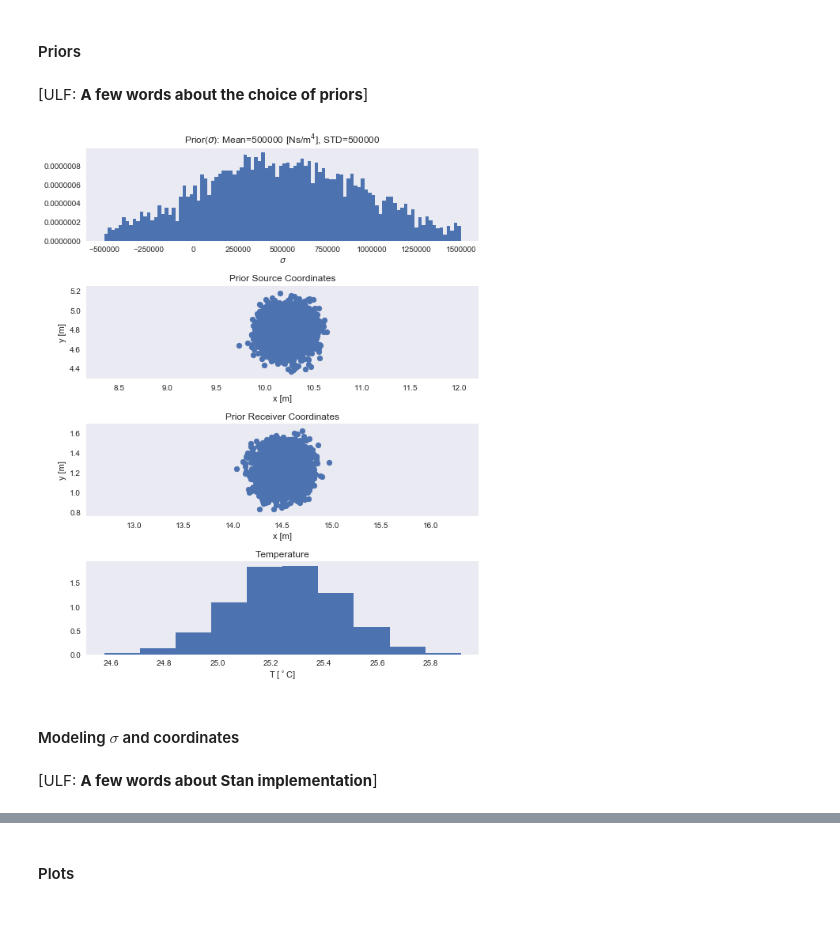
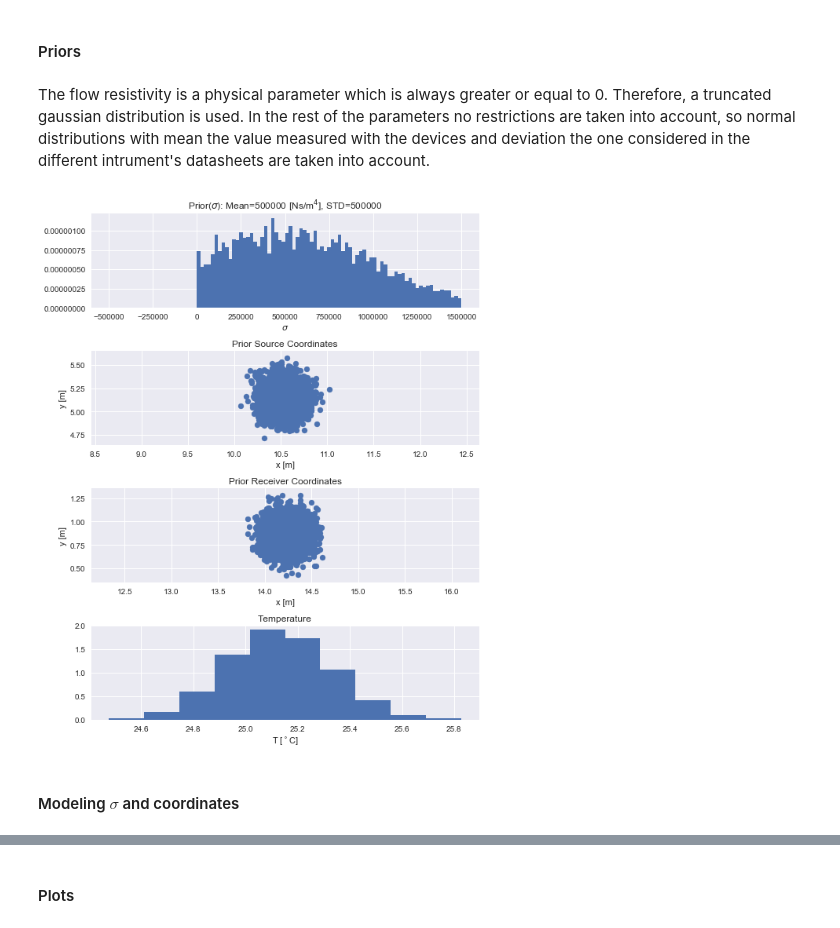
Before and after one commit to ulfaslak/bayesian_data_analysis_2017_project, a Jupyter notebook: acoustic/Plane_Wave_ulf.ipynb, the cells around one changed output, grey strips where cells are left out. Saved outputs shown, nothing was run; the diff lists cells and outputs as text; code cells hidden in the pictures.

```diff
--- a/acoustic/Plane_Wave_ulf.ipynb
+++ b/acoustic/Plane_Wave_ulf.ipynb
@@ -234,57 +230,53 @@ plt.show()
 ### Bayesian model
 # %% [markdown]
 #### Priors
-# %% [markdown]
-[ULF: **A few words about the choice of priors**]
+# %% [markdown]
+The flow resistivity is a physical parameter which is always greater or equal to 0. Therefore, a truncated gaussian distribution is used. In the rest of the parameters no restrictions are taken into account, so normal distributions with mean the value measured with the devices and deviation the one considered in the different intrument's datasheets are taken into account.
 # %%
 plt.figure(figsize=(8, 10))
 
 # Sigma prior
 plt.subplot(4, 1, 1)
 plt.title(r'Prior($\sigma$): Mean=' + str(sigma_mean) + ' [Ns/m$^4$], STD=' + str(sigma_dev))
+Ss = np.random.normal(sigma_mean, sigma_dev, 4000)
+Ss = Ss[Ss>0]
 plt.hist(
-    np.random.normal(sigma_mean, sigma_dev, 4000),
+    Ss,
     bins=np.linspace(sigma_mean - 2 * sigma_dev, sigma_mean + 2 * sigma_dev, 101),
     normed=True
 )
-plt.grid()
 plt.xlabel(r'$\sigma$')
 
 # Source coordinates prior
 plt.subplot(4, 1, 2)
 plt.title(r'Prior Source Coordinates')
 cov = [[r_dev, 0], [0, r_dev]]
 x = np.random.multivariate_normal(sm, cov, 4000)
 plt.scatter(x[:, 0], x[:, 1])
 plt.axis('equal')
 plt.xlabel(r'x [m]')
 plt.ylabel(r'y [m]')
-plt.grid()
 
 # Receiver coordinates prior
 plt.subplot(4, 1, 3)
 plt.title(r'Prior Receiver Coordinates')
 x = np.random.multivariate_normal(rm, cov, 4000)
 plt.scatter(x[:, 0], x[:, 1])
 plt.axis('equal')
 plt.xlabel(r'x [m]')
 plt.ylabel(r'y [m]')
-plt.grid()
 
 # Temperature prior
 plt.subplot(4, 1, 4)
 plt.title('Temperature')
 hT = np.random.normal(Tm, T_dev, 4000)
 plt.hist(hT, normed=True)
-plt.grid()
 plt.xlabel(r'T [$^\circ$C]')
 
 
 plt.tight_layout()
 plt.show()
 # %% [output]
-[figure, old version]
+[figure, new version]
 # %% [markdown]
 #### Modeling $\sigma$ and coordinates
-# %% [markdown]
-[ULF: **A few words about Stan implementation**]
```
Also changed, not shown: parts of 40 cells of this notebook.
